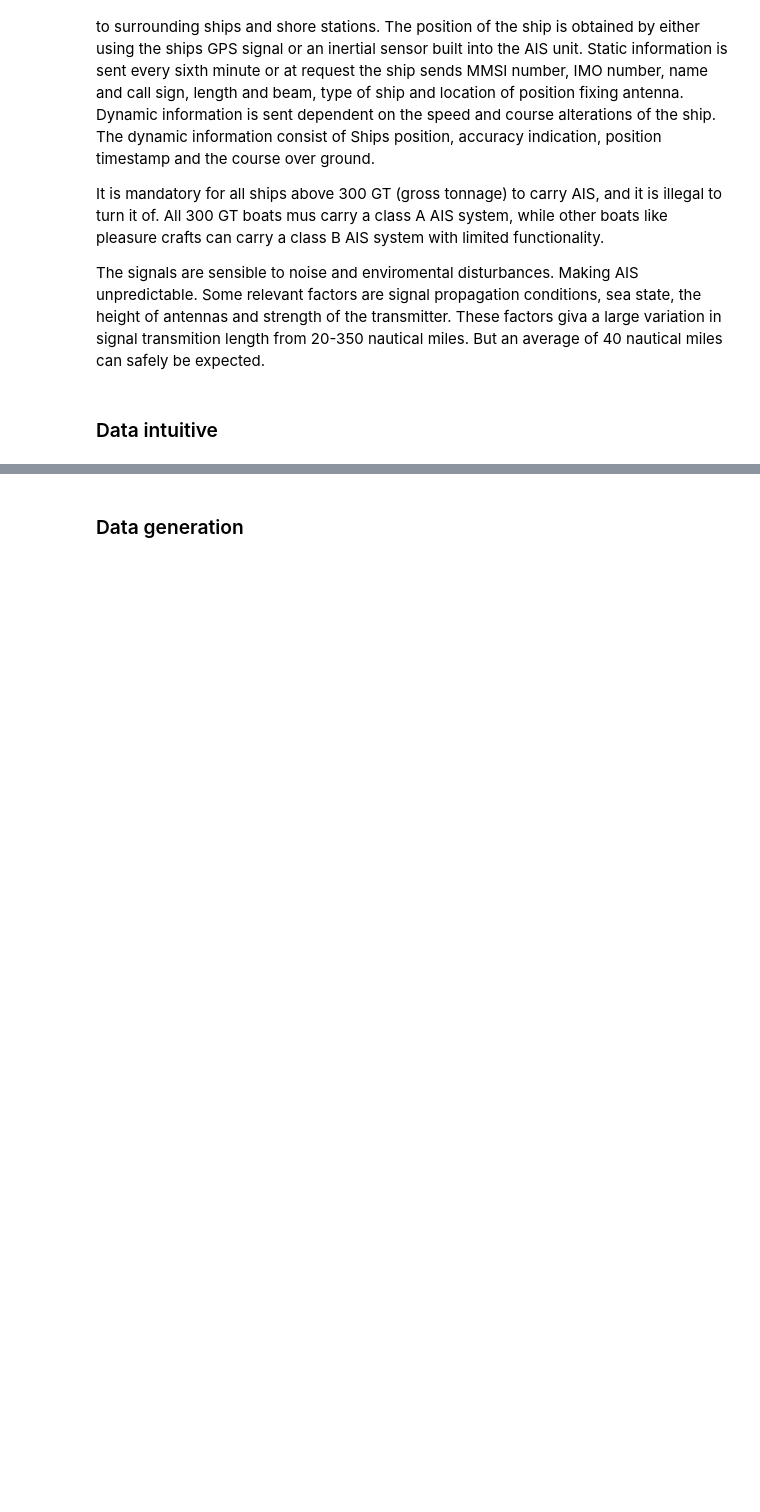
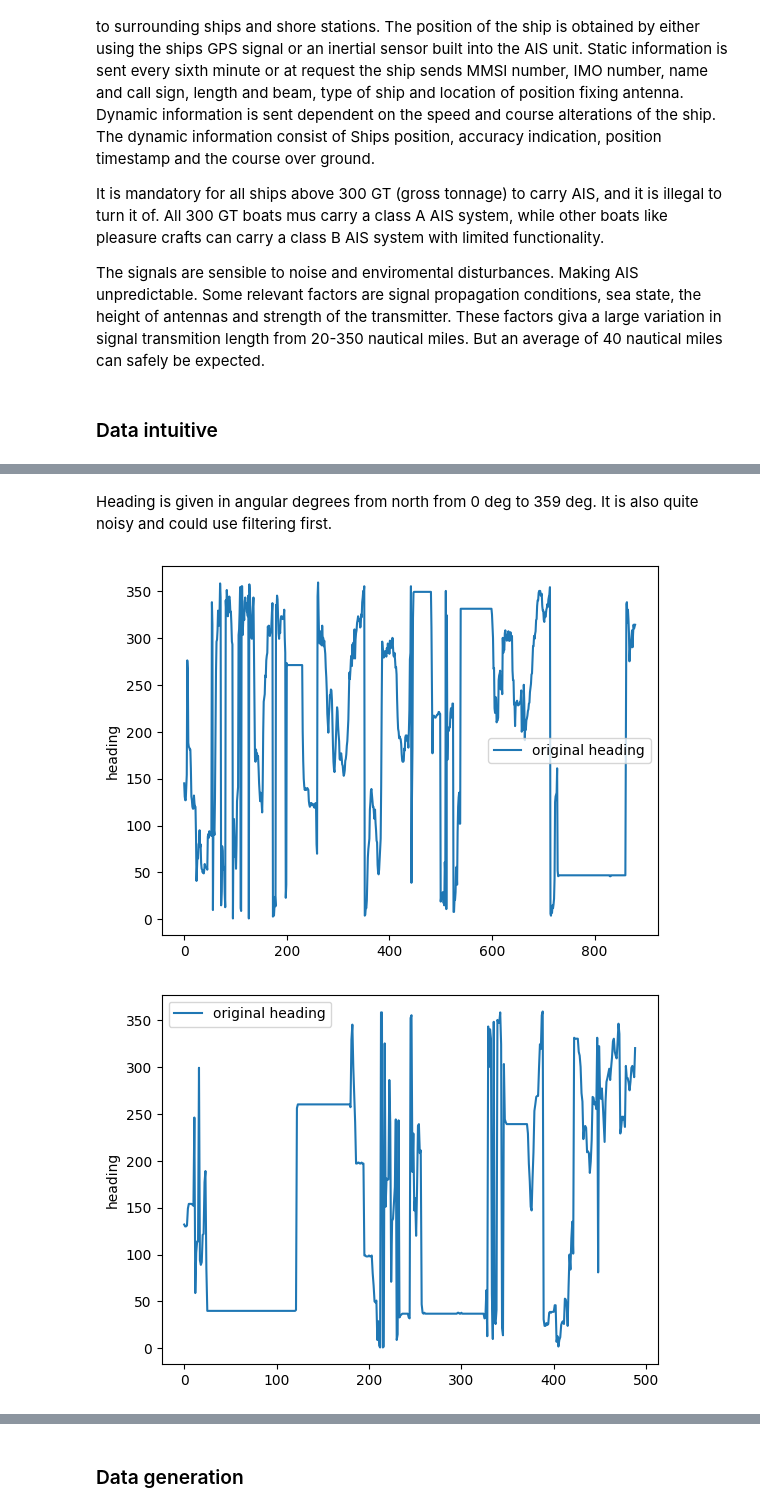
Before and after one commit to MariusVaardal/AIS-Vessel-Trajectory-Prediction, a Jupyter notebook: Report/report.ipynb, the cells around one changed output, grey strips where cells are left out. Drawn from its saved outputs; the diff is of its cells as text; code cells hidden in the pictures; blank space fills up the shorter version.

Commit message:
Data analysis

```diff
--- a/Report/report.ipynb
+++ b/Report/report.ipynb
@@ -13,0 +22,4 @@ The signals are sensible to noise and enviromental disturbances. Making AIS unpr
+# %%
+train = pd.read_csv('../Project materials(1)/ais_train.csv', sep='|')
+train['time'] = pd.to_datetime(train['time'])
+train.tail()
@@ -13,0 +33,2 @@ The signals are sensible to noise and enviromental disturbances. Making AIS unpr
+# %% [markdown]
+Heading is given in angular degrees from north from 0 deg to 359 deg. It is also quite noisy and could use filtering first.
@@ -13,0 +64,14 @@ The signals are sensible to noise and enviromental disturbances. Making AIS unpr
+# %%
+vesselID = train['vesselId'].unique()
+
+for i in range(6):
+    dataPoints = train[train['vesselId']== vesselID[i+400]]
+    x = range(len(dataPoints))
+    sns.lineplot(x=x, y=dataPoints['heading'], label='original heading')
+    #sns.lineplot(x=x, y=moving_average(dataPoints['heading'], window_size), label='moving average')
+    #sns.lineplot(x=x, y=median_filter(dataPoints['heading'], window_size), label='median filter')
+    #sns.lineplot(x=x, y=low_pass_filter(dataPoints['heading'], cutoff_frequency, sampling_rate), label='low pass filter')
+    plt.show()
+# %% [output]
+[figure, added]
+[figure, added]
```
Also changed, not shown: parts of 10 cells of this notebook.
